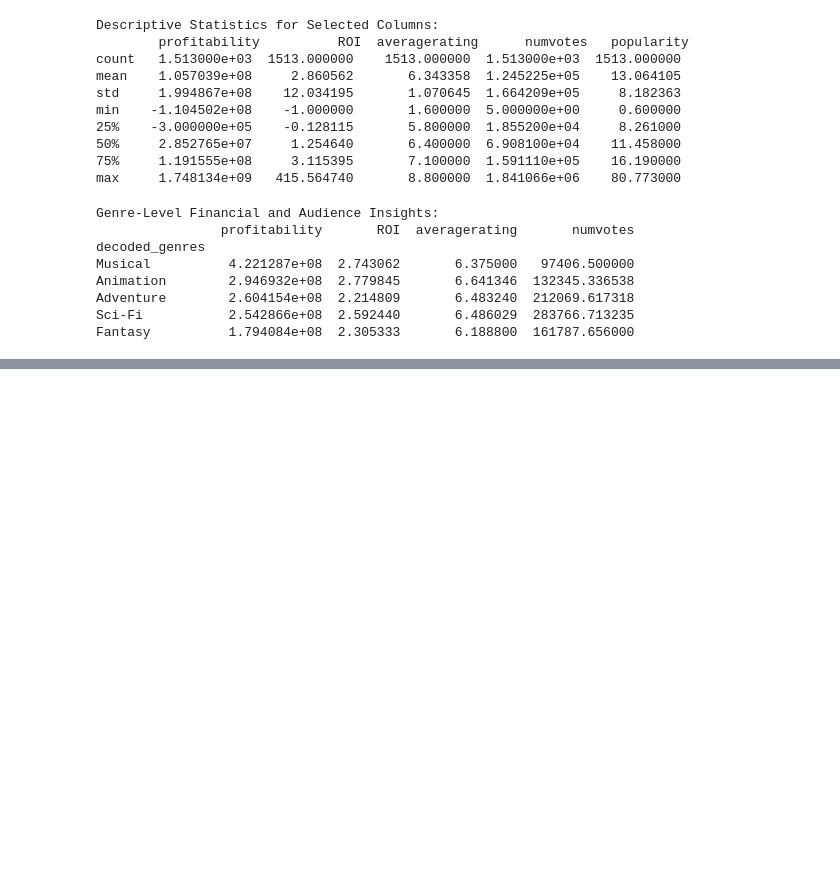
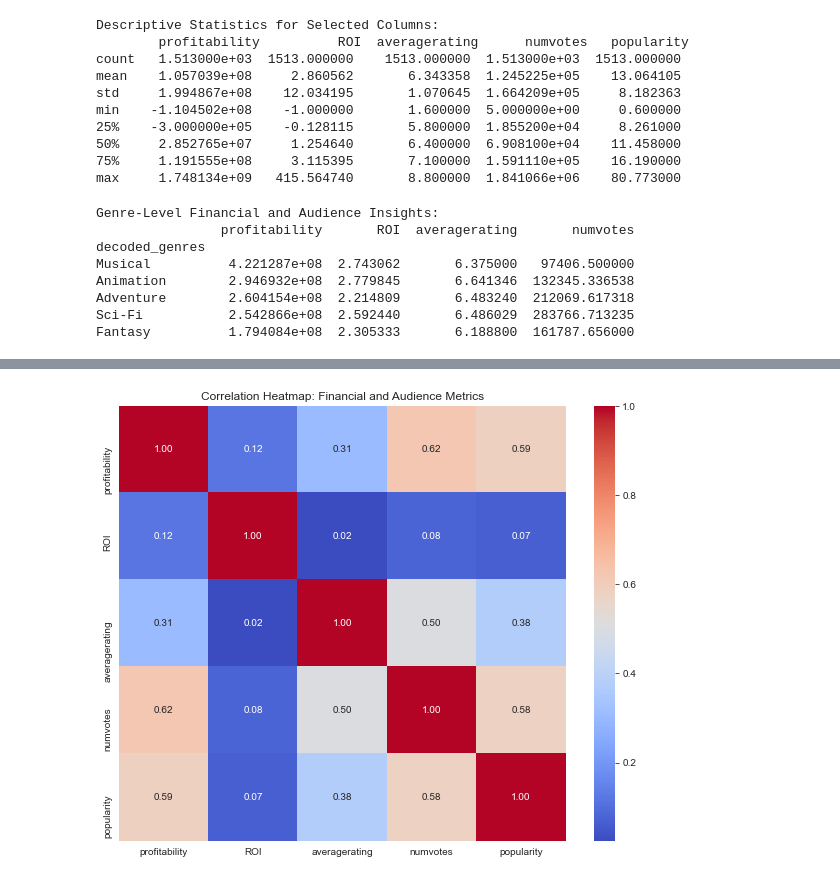
Before and after one commit to Otim135/group3-phase2-project, a Jupyter notebook: index.ipynb, the cells around one changed output, grey strips where cells are left out. Cells and saved outputs as stored; diff of their text form; code cells hidden in the pictures; blank space fills up the shorter version.

Commit message:
Worked on Advanced analysis and displayed the insights

```diff
--- a/index.ipynb
+++ b/index.ipynb
@@ -406,0 +414,10 @@ Fantasy          1.794084e+08  2.305333       6.188800  161787.656000
+# %%
+# Correlation Analysis
+correlation_matrix = final_merged_df[['profitability', 'ROI', 'averagerating', 'numvotes', 'popularity']].corr()
+
+plt.figure(figsize=(10, 8))
+sns.heatmap(correlation_matrix, annot=True, cmap='coolwarm', fmt=".2f")
+plt.title('Correlation Heatmap: Financial and Audience Metrics')
+plt.show()
+# %% [output]
+[figure, added]
```
Also changed, not shown: parts of 3 cells of this notebook.
